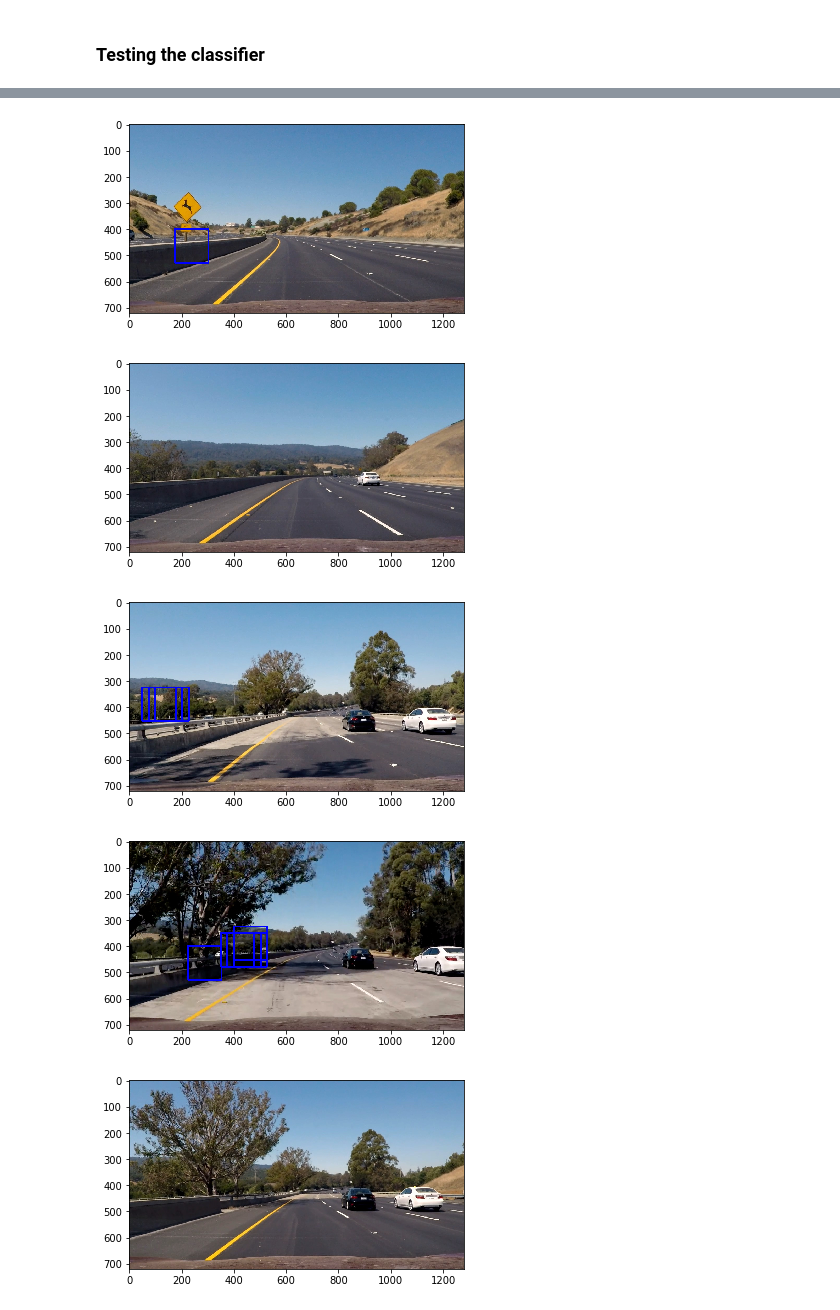
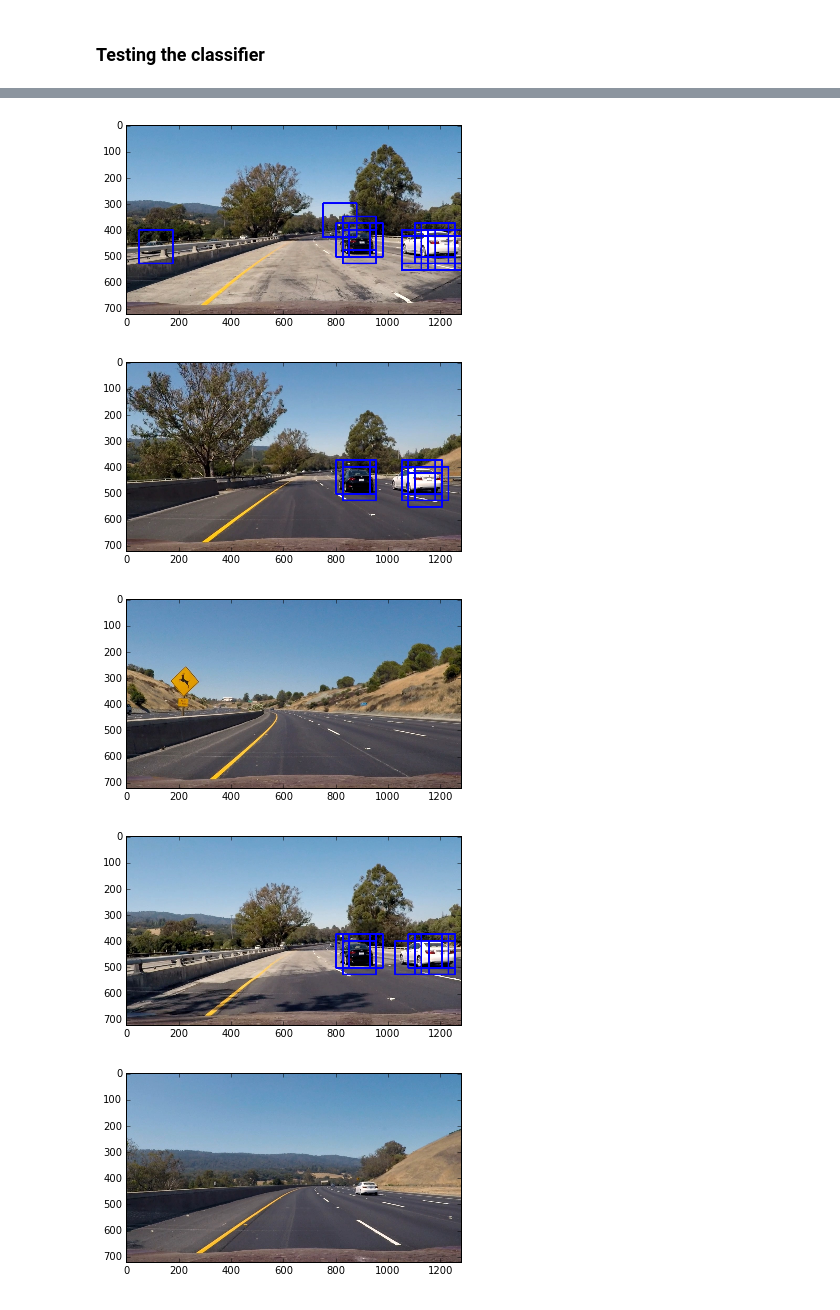
Before and after one commit to emilwareus/Car_Tracking, a Jupyter notebook: Car_Tracking.ipynb, the cells around one changed output, grey strips where cells are left out. Cells and saved outputs as stored; diff of their text form; code cells hidden in the pictures.

Commit message:
soon done!

```diff
--- a/Car_Tracking.ipynb
+++ b/Car_Tracking.ipynb
@@ -20,7 +20,7 @@ def get_hog_features(img, orient, pix_per_cell, cell_per_block,
             features, hog_image = hog(img, orientations=orient,
                                       pixels_per_cell=(pix_per_cell, pix_per_cell),
                                       cells_per_block=(cell_per_block, cell_per_block),
-                                      transform_sqrt=False,
+                                      transform_sqrt=True,
                                       visualise=vis, feature_vector=feature_vec)
             return features, hog_image
         # Otherwise call with one output
@@ -28,15 +28,12 @@ def get_hog_features(img, orient, pix_per_cell, cell_per_block,
             features = hog(img, orientations=orient,
                            pixels_per_cell=(pix_per_cell, pix_per_cell),
                            cells_per_block=(cell_per_block, cell_per_block),
-                           transform_sqrt=False,
+                           transform_sqrt=True,
                            visualise=vis, feature_vector=feature_vec)
             return features
 
 def bin_spatial(img, size=(32, 32)):
-    color1 = cv2.resize(img[:,:,0], size).ravel()
-    color2 = cv2.resize(img[:,:,1], size).ravel()
-    color3 = cv2.resize(img[:,:,2], size).ravel()
-    return np.hstack((color1, color2, color3))
+    return cv2.resize(img, size).ravel()
 
 def color_hist(img, nbins=32):    #bins_range=(0, 256)
     # Compute the histogram of the color channels separately
@@ -142,9 +130,9 @@ def extract_features(imgs, cspace='RGB', orient=9,
 #Load the data
 import glob
 cars = []
-not_cars = []
+none_cars = []
 for img in glob.glob('*data/non-vehicles/*/*.png'):
-    not_cars.append(img)
+    none_cars.append(img)
 
 
 for img in glob.glob("data/vehicles/*/*.png"):
@@ -152,7 +140,7 @@ for img in glob.glob("data/vehicles/*/*.png"):
 
 
 print("Number of cars : ", len(cars))
-print("Number of none-cars : ", len(not_cars))
+print("Number of none-cars : ", len(none_cars))
 # %% [output]
 Number of cars :  8792
 Number of none-cars :  8968
@@ -222,12 +193,24 @@ from sklearn.model_selection import train_test_split
 from sklearn.svm import LinearSVC
 import sklearn
 
-print(len(car_features) + len(not_cars_features))
+print(len(car_features) + len(none_car_features))
 
-set_size = 1000
 
-SVC = sklearn.linear_model.SGDClassifier() #LinearSVC(loss = 'hinge') #
+SVC = LinearSVC(loss = 'hinge')
 #Building a classifier:
+
+X = np.vstack((car_features, none_car_features)).astype(np.float64)
+print(len(X))
+Y = np.hstack((np.ones(len(car_features)), np.zeros(len(none_car_features))))
+print(len(Y))
+X_scaler = StandardScaler().fit(X) # Fit a per-column scaler
+scaled_X = X_scaler.transform(X) # Apply the scaler to X
+X_train, X_test, Y_train, Y_test = train_test_split(scaled_X, Y, test_size=0.2, random_state=22)
+#print(len(scaled_X))
+#train batch
+SVC.fit(X_train, Y_train)
+print(" Done")
+'''
 for i in range(1,17):
     X = np.vstack((car_features[set_size*(i-1):set_size*i], not_cars_features[set_size*(i-1):set_size*i])).astype(np.float64)
     #print(len(X))
@@ -240,5 +223,6 @@ for i in range(1,17):
     #train batch
     SVC.fit(scaled_X, Y_train)
     print(i, " Done")
+'''
 # %% [output]
 35520
@@ -413,9 +377,6 @@ def search_windows(img, windows, clf, scaler, color_space,
 # %% [markdown]
 ### Testing the classifier
 # %%
-
-
-
 for image_path in glob.glob('test_images/test*.jpg'):
     img = cv2.imread(image_path)
     img_out = img.copy()
@@ -426,10 +387,10 @@ for image_path in glob.glob('test_images/test*.jpg'):
                            windows = in_windows,
                            clf = SVC,
                            scaler = X_scaler,
-                           color_space=cspace,
+                           color_space=color_space,
                            spatial_size = spatial_size,
                            hist_bins = hist_bins,
-                           hist_range = (0, 256),
+                           hist_range = (0,256),
                            orient=orient,
                            pix_per_cell=pix_per_cell,
                            cell_per_block=cell_per_block,
@@ -451,5 +412,5 @@ C:\ProgramData\Anaconda3\envs\carnd-term1\lib\site-packages\skimage\feature\_hog
-[figure, old version]
+[figure, new version]
-[figure, old version]
+[figure, new version]
-[figure, old version]
+[figure, new version]
-[figure, old version]
+[figure, new version]
-[figure, old version]
+[figure, new version]
```
Also changed, not shown: parts of 13 cells of this notebook.
